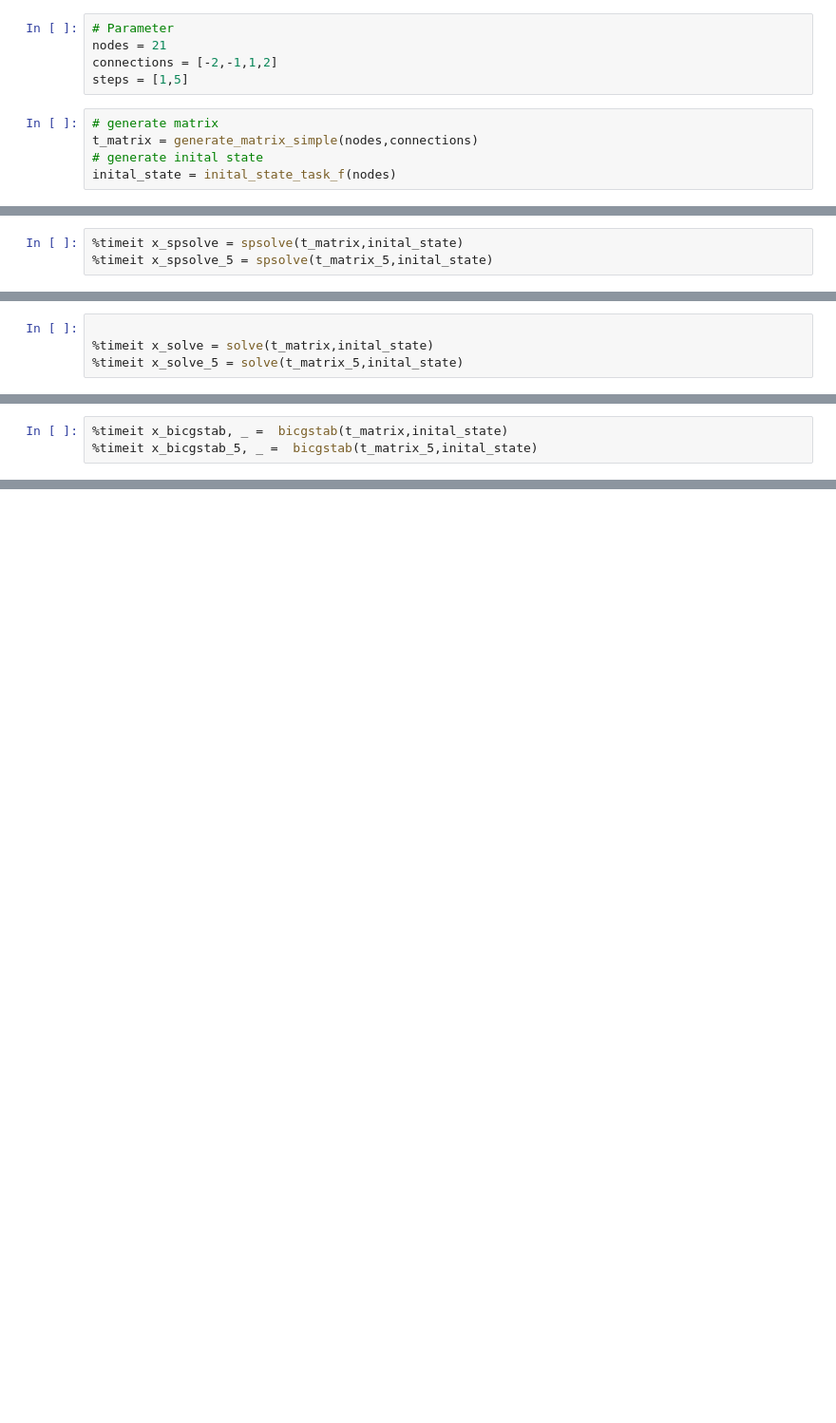
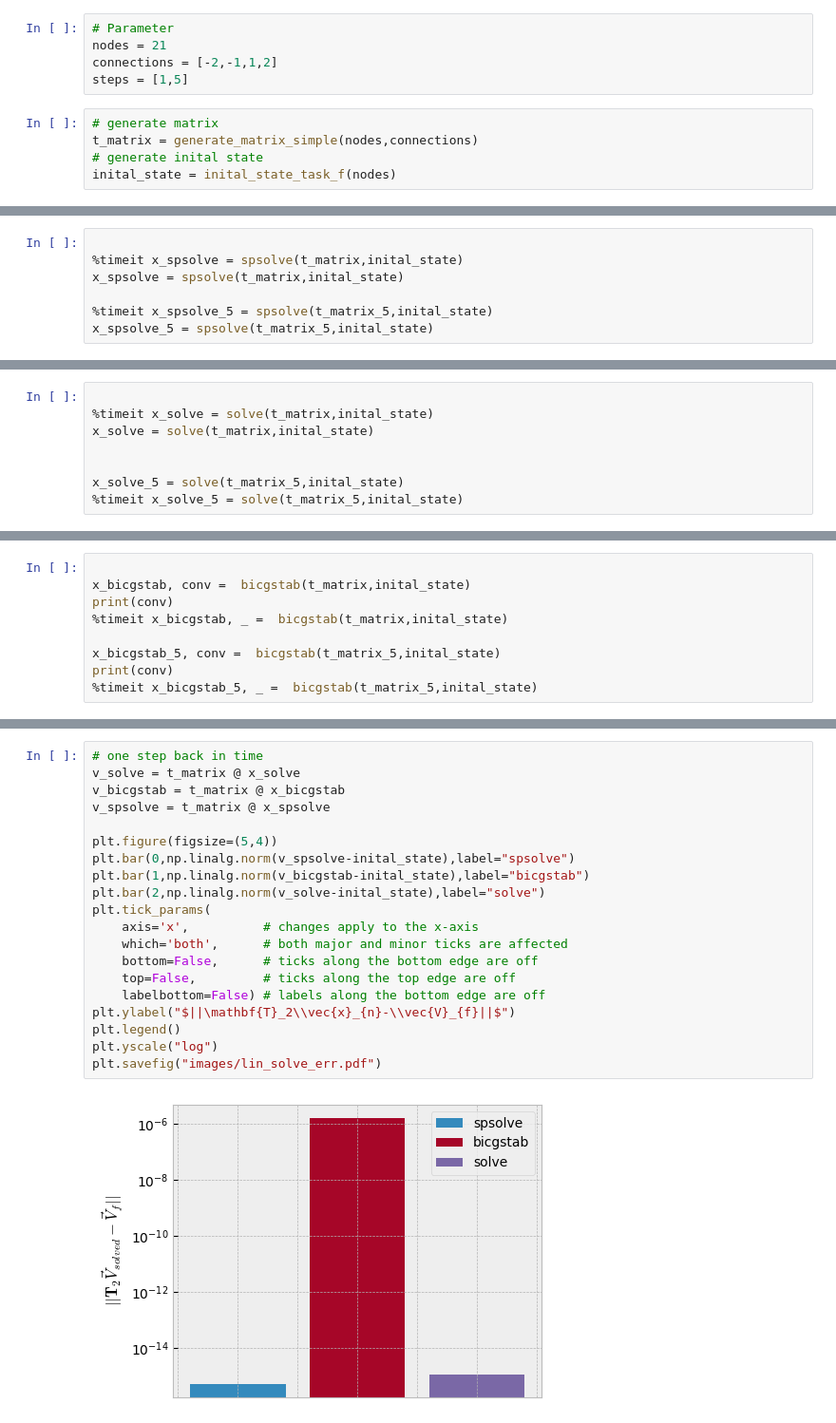
Before and after one commit to leonardlux/comp_phy_exam, a Jupyter notebook: problem_2/task_f.ipynb, the cells around one changed output, grey strips where cells are left out. Shown at 95% size. Cells and saved outputs as stored; diff of their text form; blank space fills up the shorter version.

```diff
--- a/problem_2/task_f.ipynb
+++ b/problem_2/task_f.ipynb
@@ -34,6 +35,10 @@ import numpy as np
 
 t_matrix_5 = np.linalg.matrix_power(t_matrix,5)
 # %%
+
 %timeit x_spsolve = spsolve(t_matrix,inital_state)
+x_spsolve = spsolve(t_matrix,inital_state)
+
 %timeit x_spsolve_5 = spsolve(t_matrix_5,inital_state)
+x_spsolve_5 = spsolve(t_matrix_5,inital_state)
 # %% [output]
@@ -42,5 +47,9 @@ t_matrix_5 = np.linalg.matrix_power(t_matrix,5)
 # %%
 
 %timeit x_solve = solve(t_matrix,inital_state)
+x_solve = solve(t_matrix,inital_state)
+
+
+x_solve_5 = solve(t_matrix_5,inital_state)
 %timeit x_solve_5 = solve(t_matrix_5,inital_state)
 # %% [output]
@@ -49,4 +59,10 @@ t_matrix_5 = np.linalg.matrix_power(t_matrix,5)
 # %%
+
+x_bicgstab, conv =  bicgstab(t_matrix,inital_state)
+print(conv)
 %timeit x_bicgstab, _ =  bicgstab(t_matrix,inital_state)
+
+x_bicgstab_5, conv =  bicgstab(t_matrix_5,inital_state)
+print(conv)
 %timeit x_bicgstab_5, _ =  bicgstab(t_matrix_5,inital_state)
 # %% [output]
@@ -67,0 +75,22 @@ plt.plot(t_matrix @ x_bicgstab)
+# %%
+# one step back in time
+v_solve = t_matrix @ x_solve
+v_bicgstab = t_matrix @ x_bicgstab
+v_spsolve = t_matrix @ x_spsolve
+
+plt.figure(figsize=(5,4))
+plt.bar(0,np.linalg.norm(v_spsolve-inital_state),label="spsolve")
+plt.bar(1,np.linalg.norm(v_bicgstab-inital_state),label="bicgstab")
+plt.bar(2,np.linalg.norm(v_solve-inital_state),label="solve")
+plt.tick_params(
+    axis='x',          # changes apply to the x-axis
+    which='both',      # both major and minor ticks are affected
+    bottom=False,      # ticks along the bottom edge are off
+    top=False,         # ticks along the top edge are off
+    labelbottom=False) # labels along the bottom edge are off
+plt.ylabel("$||\mathbf{T}_2\\vec{x}_{n}-\\vec{V}_{f}||$")
+plt.legend()
+plt.yscale("log")
+plt.savefig("images/lin_solve_err.pdf")
+# %% [output]
+[figure, added]
```
Also changed, not shown: parts of 13 cells of this notebook.
